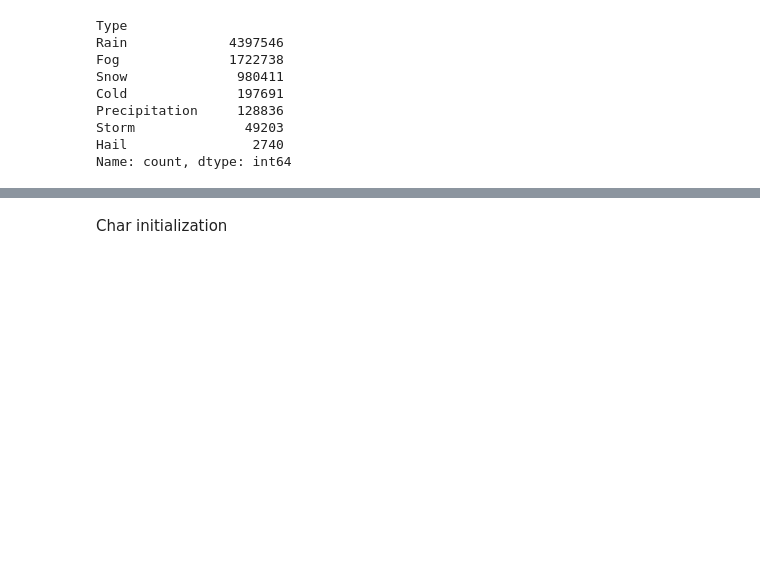
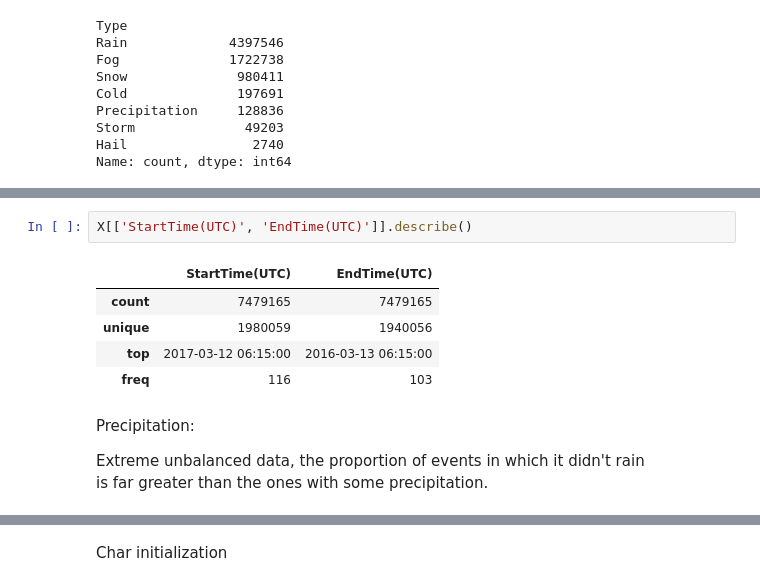
Before and after one commit to fernandohitmas/information_visualization, a Jupyter notebook: us_weather_events_16_20_project/part1.ipynb, the cells around one changed output, grey strips where cells are left out. Drawn from its saved outputs; the diff is of its cells as text; blank space fills up the shorter version.

```diff
--- a/us_weather_events_16_20_project/part1.ipynb
+++ b/us_weather_events_16_20_project/part1.ipynb
@@ -112,0 +170,13 @@ Name: count, dtype: int64
+# %%
+X[['StartTime(UTC)', 'EndTime(UTC)']].describe()
+# %% [output]
+|  | StartTime(UTC) | EndTime(UTC) |
+| count | 7479165 | 7479165 |
+| unique | 1980059 | 1940056 |
+| top | 2017-03-12 06:15:00 | 2016-03-13 06:15:00 |
+| freq | 116 | 103 |
+# %% [markdown]
+Precipitation:
+
+Extreme unbalanced data, the proportion of events in which it didn't rain<br>
+is far greater than the ones with some precipitation.
```
Also changed, not shown: parts of 47 cells of this notebook.
